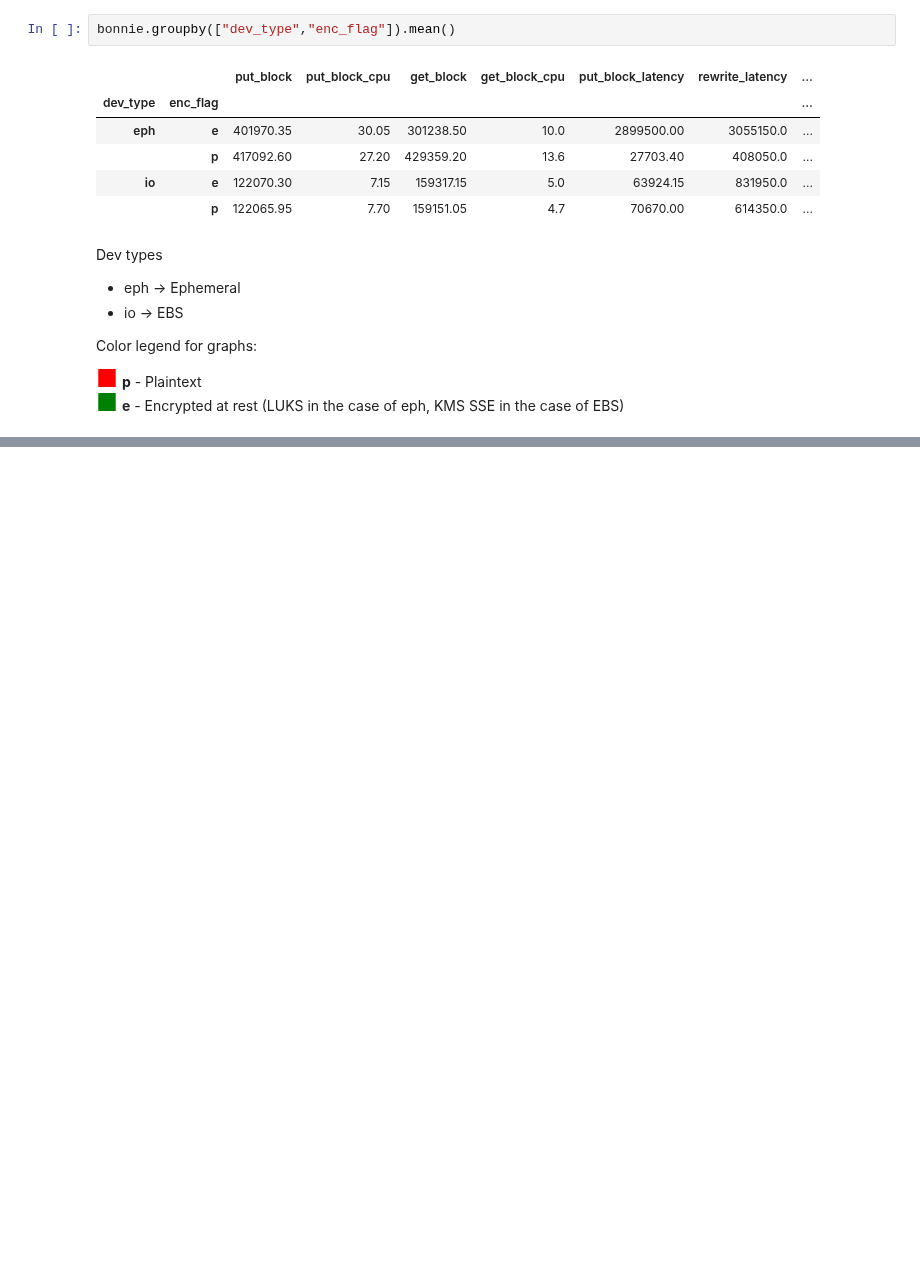
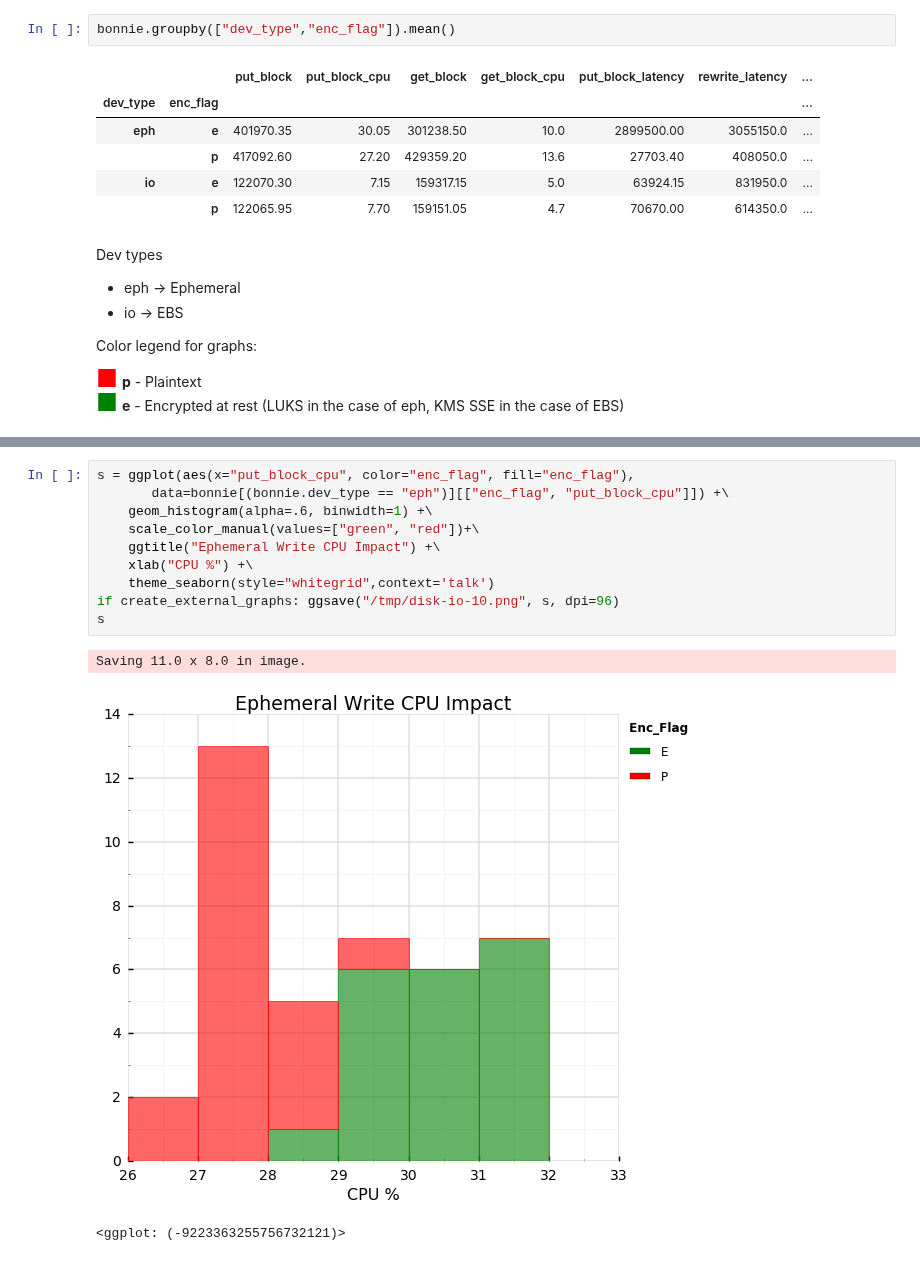
Before and after one commit to philipsoutham/aws-encryption-performance, a Jupyter notebook: To crypto, or not to crypto....ipynb, the cells around one changed output, grey strips where cells are left out. Saved outputs shown, nothing was run; the diff lists cells and outputs as text; blank space fills up the shorter version.

Commit message:
working on disk viz

```diff
--- a/To crypto, or not to crypto....ipynb
+++ b/To crypto, or not to crypto....ipynb
@@ -363,0 +382,14 @@ ggplot(aes(x="us", color="enc_flag", fill="enc_flag"), data=dd) +\
+# %%
+s = ggplot(aes(x="put_block_cpu", color="enc_flag", fill="enc_flag"),
+       data=bonnie[(bonnie.dev_type == "eph")][["enc_flag", "put_block_cpu"]]) +\
+    geom_histogram(alpha=.6, binwidth=1) +\
+    scale_color_manual(values=["green", "red"])+\
+    ggtitle("Ephemeral Write CPU Impact") +\
+    xlab("CPU %") +\
+    theme_seaborn(style="whitegrid",context='talk')
+if create_external_graphs: ggsave("/tmp/disk-io-10.png", s, dpi=96)
+s
+# %% [output]
+Saving 11.0 x 8.0 in image.
+[figure, added]
+<ggplot: (-9223363255756732121)>
```
Also changed, not shown: parts of 12 cells of this notebook, 12 other files.
